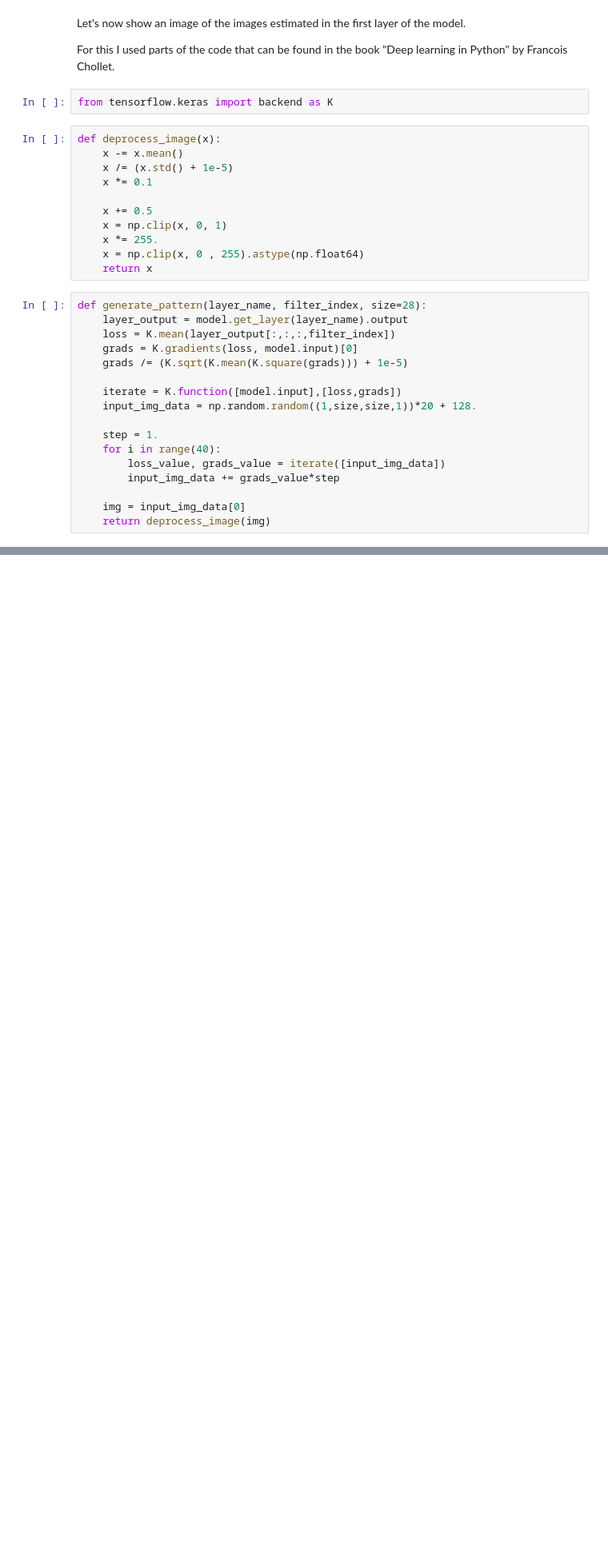
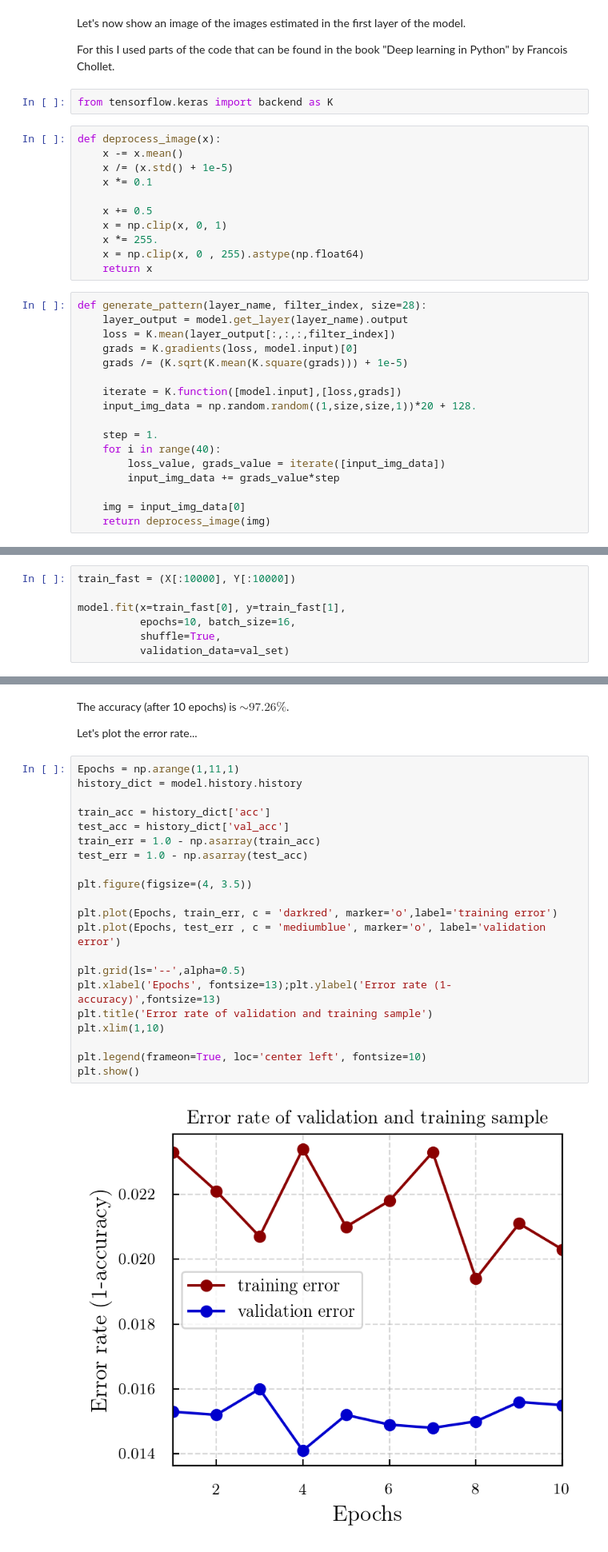
Before and after one commit to dtanoglidis/Machine-Learning-and-Large-Scale-Data-Analysis, a Jupyter notebook: HW4_Prob1_Tanoglidis.ipynb, the cells around one changed output, grey strips where cells are left out. Shown at 80% size. Saved outputs shown, nothing was run; the diff lists cells and outputs as text; blank space fills up the shorter version.

```diff
--- a/HW4_Prob1_Tanoglidis.ipynb
+++ b/HW4_Prob1_Tanoglidis.ipynb
@@ -226,0 +233,7 @@ plt.show()
+# %%
+train_fast = (X[:10000], Y[:10000])
+
+model.fit(x=train_fast[0], y=train_fast[1],
+          epochs=10, batch_size=16,
+          shuffle=True,
+          validation_data=val_set)
@@ -226,0 +507,27 @@ plt.show()
+# %% [markdown]
+The accuracy (after 10 epochs) is $\sim 97.26 \%$.
+
+Let's plot the error rate...
+# %%
+Epochs = np.arange(1,11,1)
+history_dict = model.history.history
+
+train_acc = history_dict['acc']
+test_acc = history_dict['val_acc']
+train_err = 1.0 - np.asarray(train_acc)
+test_err = 1.0 - np.asarray(test_acc)
+
+plt.figure(figsize=(4, 3.5))
+
+plt.plot(Epochs, train_err, c = 'darkred', marker='o',label='training error')
+plt.plot(Epochs, test_err , c = 'mediumblue', marker='o', label='validation error')
+
+plt.grid(ls='--',alpha=0.5)
+plt.xlabel('Epochs', fontsize=13);plt.ylabel('Error rate (1-accuracy)',fontsize=13)
+plt.title('Error rate of validation and training sample')
+plt.xlim(1,10)
+
+plt.legend(frameon=True, loc='center left', fontsize=10)
+plt.show()
+# %% [output]
+[figure, added]
```
Also changed, not shown: parts of 38 cells of this notebook.
